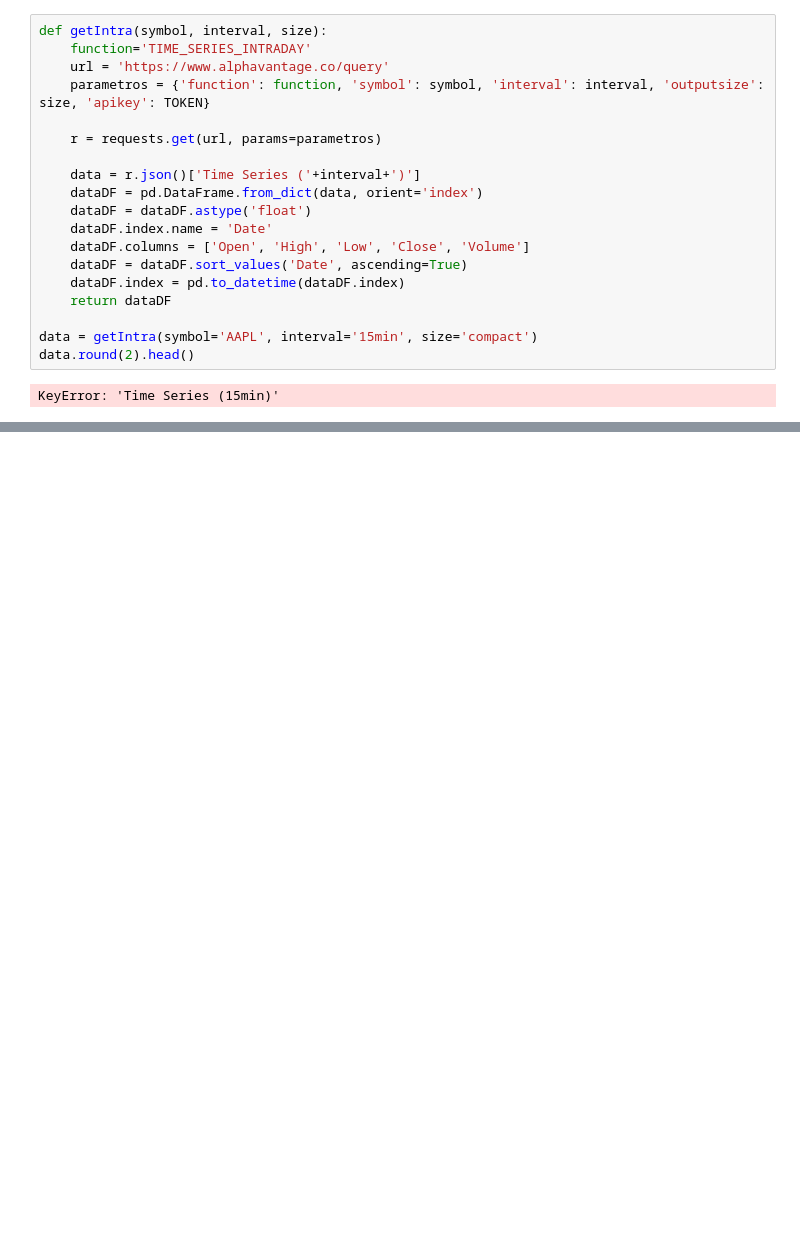
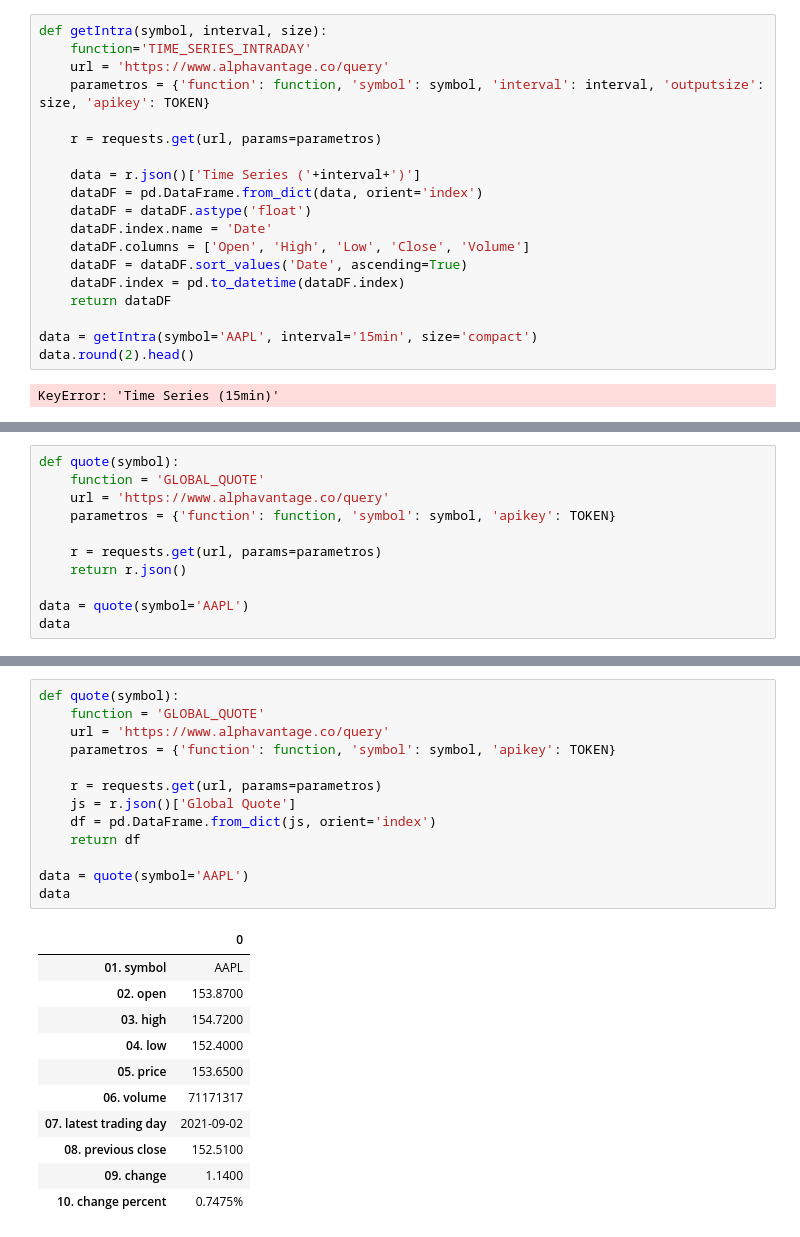
Before and after one commit to tutecode/APIs-Market-Data, a Jupyter notebook: APIs-MarketData.ipynb, the cells around one changed output, grey strips where cells are left out. Saved outputs shown, nothing was run; the diff lists cells and outputs as text; blank space fills up the shorter version.

```diff
--- a/APIs-MarketData.ipynb
+++ b/APIs-MarketData.ipynb
@@ -310,0 +294,11 @@ data.loc[data.Div > 0].Div.count()
+# %%
+def quote(symbol):
+    function = 'GLOBAL_QUOTE'
+    url = 'https://www.alphavantage.co/query'
+    parametros = {'function': function, 'symbol': symbol, 'apikey': TOKEN}
+
+    r = requests.get(url, params=parametros)
+    return r.json()
+
+data = quote(symbol='AAPL')
+data
@@ -310,0 +316,25 @@ data.loc[data.Div > 0].Div.count()
+# %%
+def quote(symbol):
+    function = 'GLOBAL_QUOTE'
+    url = 'https://www.alphavantage.co/query'
+    parametros = {'function': function, 'symbol': symbol, 'apikey': TOKEN}
+
+    r = requests.get(url, params=parametros)
+    js = r.json()['Global Quote']
+    df = pd.DataFrame.from_dict(js, orient='index')
+    return df
+
+data = quote(symbol='AAPL')
+data
+# %% [output]
+|  | 0 |
+| 01. symbol | AAPL |
+| 02. open | 153.8700 |
+| 03. high | 154.7200 |
+| 04. low | 152.4000 |
+| 05. price | 153.6500 |
+| 06. volume | 71171317 |
+| 07. latest trading day | 2021-09-02 |
+| 08. previous close | 152.5100 |
+| 09. change | 1.1400 |
+| 10. change percent | 0.7475% |
```
Also changed, not shown: parts of 13 cells of this notebook.
